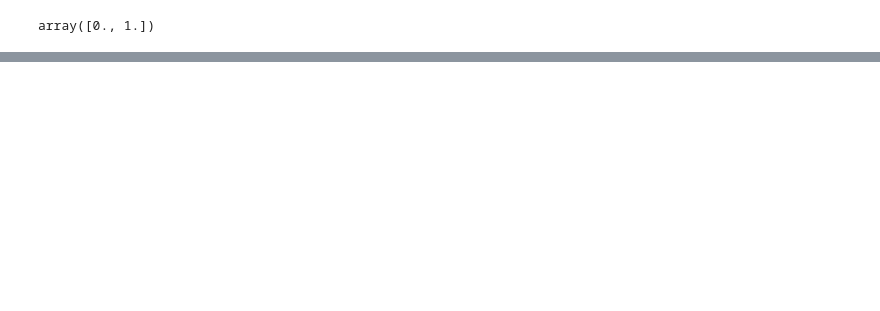
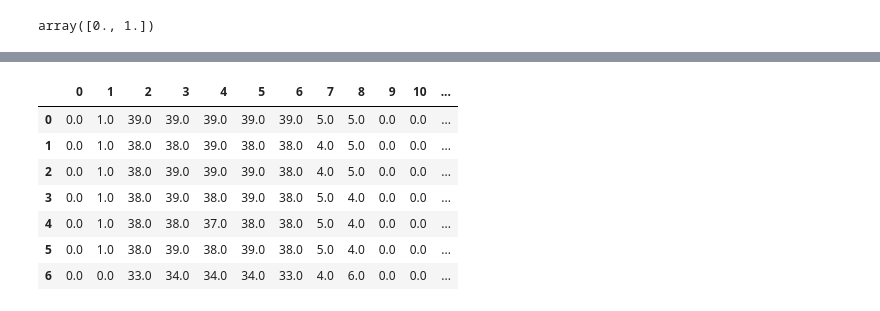
Before and after one commit to joaotiago-dias/metro_porto, a Jupyter notebook: data_preparation.ipynb, the cells around one changed output, grey strips where cells are left out. Saved outputs shown, nothing was run; the diff lists cells and outputs as text; code cells hidden in the pictures; blank space fills up the shorter version.

```diff
--- a/data_preparation.ipynb
+++ b/data_preparation.ipynb
@@ -586,0 +600,23 @@ np.save("npy_files/anomaly_list.npy", anomaly_list)
+# %%
+
+# Remove first two features (features 0 and 1)
+X_trimmed = X_lstm[:, :, 2:]  # shape: (samples, timesteps, features_remaining)
+
+# Transpose each sample to (timesteps, features_remaining) -> (samples, features_remaining, timesteps)
+X_transposed = np.transpose(X_trimmed, (0, 2, 1))
+
+# Flatten each sample row-wise (i.e., flatten features along timesteps)
+X_flattened = X_transposed.reshape(X_lstm.shape[0], -1)
+
+# View the result
+pd.set_option('display.max_columns', None)
+pd.DataFrame(X_flattened).head(7)
+# %% [output]
+|  | 0 | 1 | 2 | 3 | 4 | 5 | 6 | 7 | 8 | 9 | 10 | ... |
+| 0 | 0.0 | 1.0 | 39.0 | 39.0 | 39.0 | 39.0 | 39.0 | 5.0 | 5.0 | 0.0 | 0.0 | ... |
+| 1 | 0.0 | 1.0 | 38.0 | 38.0 | 39.0 | 38.0 | 38.0 | 4.0 | 5.0 | 0.0 | 0.0 | ... |
+| 2 | 0.0 | 1.0 | 38.0 | 39.0 | 39.0 | 39.0 | 38.0 | 4.0 | 5.0 | 0.0 | 0.0 | ... |
+| 3 | 0.0 | 1.0 | 38.0 | 39.0 | 38.0 | 39.0 | 38.0 | 5.0 | 4.0 | 0.0 | 0.0 | ... |
+| 4 | 0.0 | 1.0 | 38.0 | 38.0 | 37.0 | 38.0 | 38.0 | 5.0 | 4.0 | 0.0 | 0.0 | ... |
+| 5 | 0.0 | 1.0 | 38.0 | 39.0 | 38.0 | 39.0 | 38.0 | 5.0 | 4.0 | 0.0 | 0.0 | ... |
+| 6 | 0.0 | 0.0 | 33.0 | 34.0 | 34.0 | 34.0 | 33.0 | 4.0 | 6.0 | 0.0 | 0.0 | ... |
```
Also changed, not shown: parts of 9 cells of this notebook.
